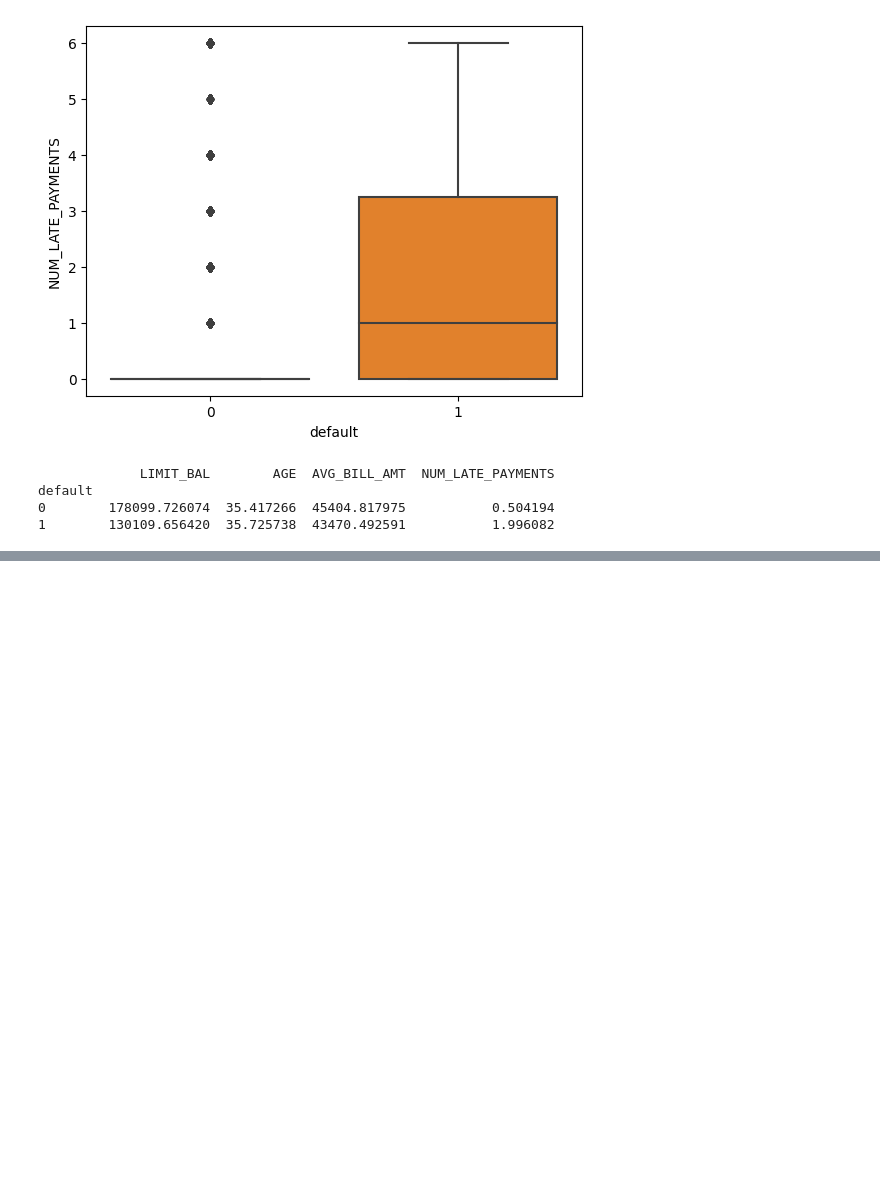
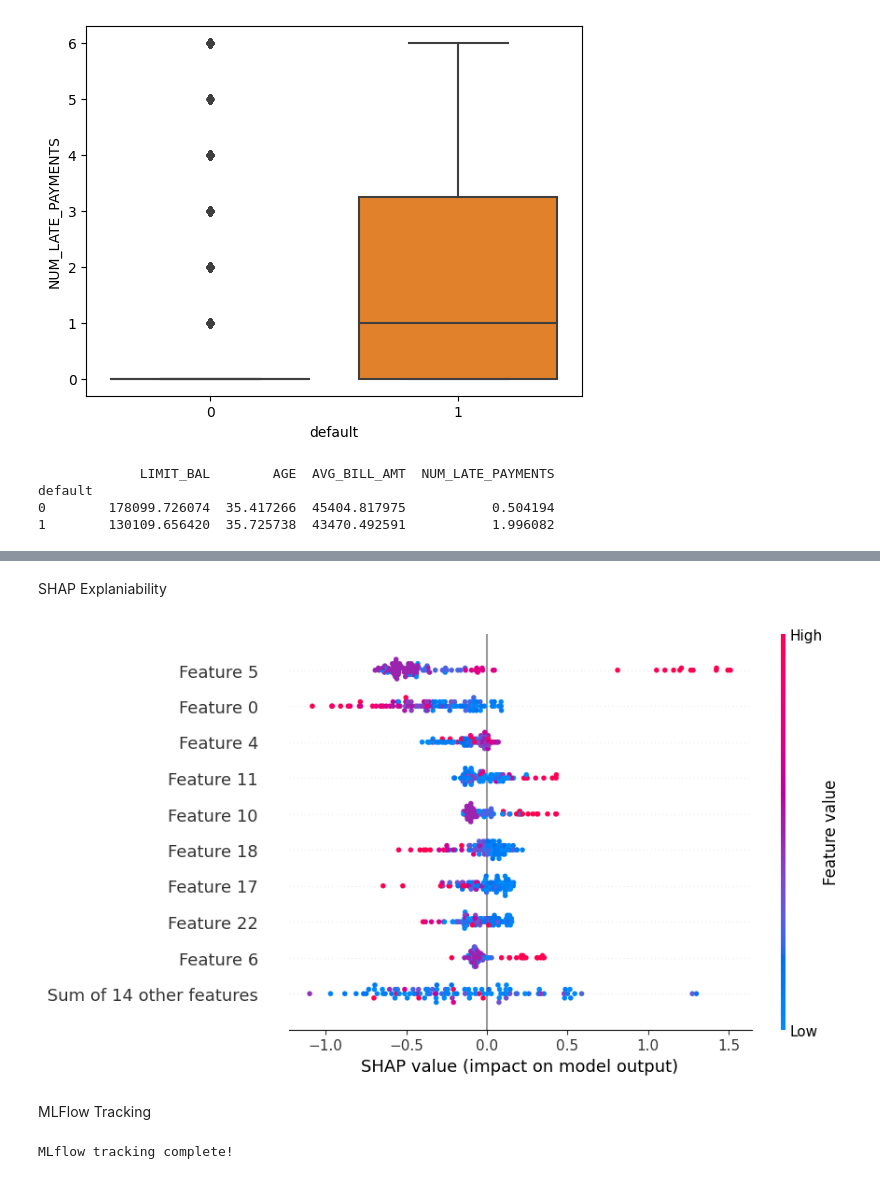
Before and after one commit to Prajwal9145/Credit-Card-Fraud_Client_MLOps, a Jupyter notebook: notebook/eda_notebook.ipynb, the cells around one changed output, grey strips where cells are left out. Saved outputs shown, nothing was run; the diff lists cells and outputs as text; code cells hidden in the pictures; blank space fills up the shorter version.

```diff
--- a/notebook/eda_notebook.ipynb
+++ b/notebook/eda_notebook.ipynb
@@ -405,0 +434,8 @@ default
+# %%
+X_train,X_test,y_train,y_test = train_test_split(X,y, stratify=y, test_size=0.2, random_state=42)
+# %%
+scaler = StandardScaler()
+X_train_scaled = scaler.fit_transform(X_train)
+X_test_scaled = scaler.transform(X_test)
+smote=SMOTE(random_state=42)
+X_train_bal, y_train_bal = smote.fit_resample(X_train_scaled,y_train)
@@ -405,0 +444,26 @@ default
+# %%
+params={
+    'n_estmator':[100,200],
+    'max_depth':[3,5,7],
+    'learning_rate':[0.01,0.1],
+    'subsample':[0.8,1.0]
+}
+
+xgb= XGBClassifier(use_label_encoder=False, eval_metric = 'error', random_state=42)
+grid = GridSearchCV(xgb, param_grid=params, scoring='roc_auc', cv=3)
+grid.fit(X_train_bal, y_train_bal)
+best_model =grid.best_estimator_
+print("Best Parameters:", grid.best_params_)
+# %%
+params={
+    'n_estmator':[100,200],
+    'max_depth':[3,5,7],
+    'learning_rate':[0.01,0.1],
+    'subsample':[0.8,1.0]
+}
+
+xgb= XGBClassifier(use_label_encoder=False, eval_metric = 'logloss', random_state=42)
+grid = GridSearchCV(xgb, param_grid=params, scoring='roc_auc', cv=3)
+grid.fit(X_train_bal, y_train_bal)
+best_model =grid.best_estimator_
+print("Best Parameters:", grid.best_params_)
@@ -405,0 +526,18 @@ default
+# %% [markdown]
+SHAP Explaniability
+# %%
+explainer = shap.Explainer(best_model, X_train_bal)
+shap_values = explainer(X_test_scaled[:100])
+shap.plots.beeswarm(shap_values)
+# %% [output]
+[figure, added]
+# %% [markdown]
+MLFlow Tracking
+# %%
+with mlflow.start_run():
+    mlflow.log_params(grid.best_params_)
+    mlflow.log_metric('roc_auc', roc_auc_score(y_test, y_prob))
+    mlflow.sklearn.log_model(best_model, artifact_path='model')
+    print('MLflow tracking complete!')
+# %% [output]
+MLflow tracking complete!
```
Also changed, not shown: parts of 12 cells of this notebook, 21 other files.
